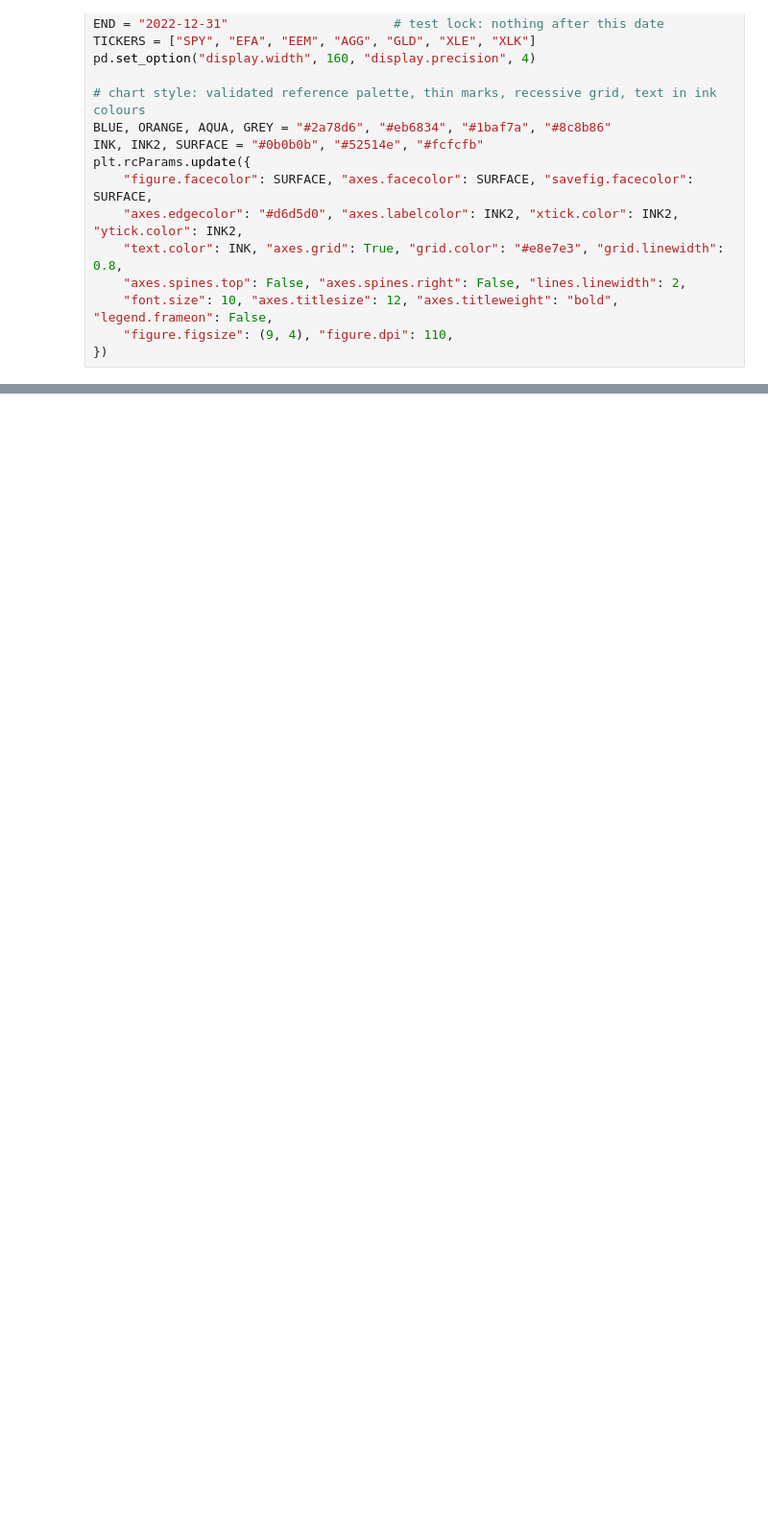
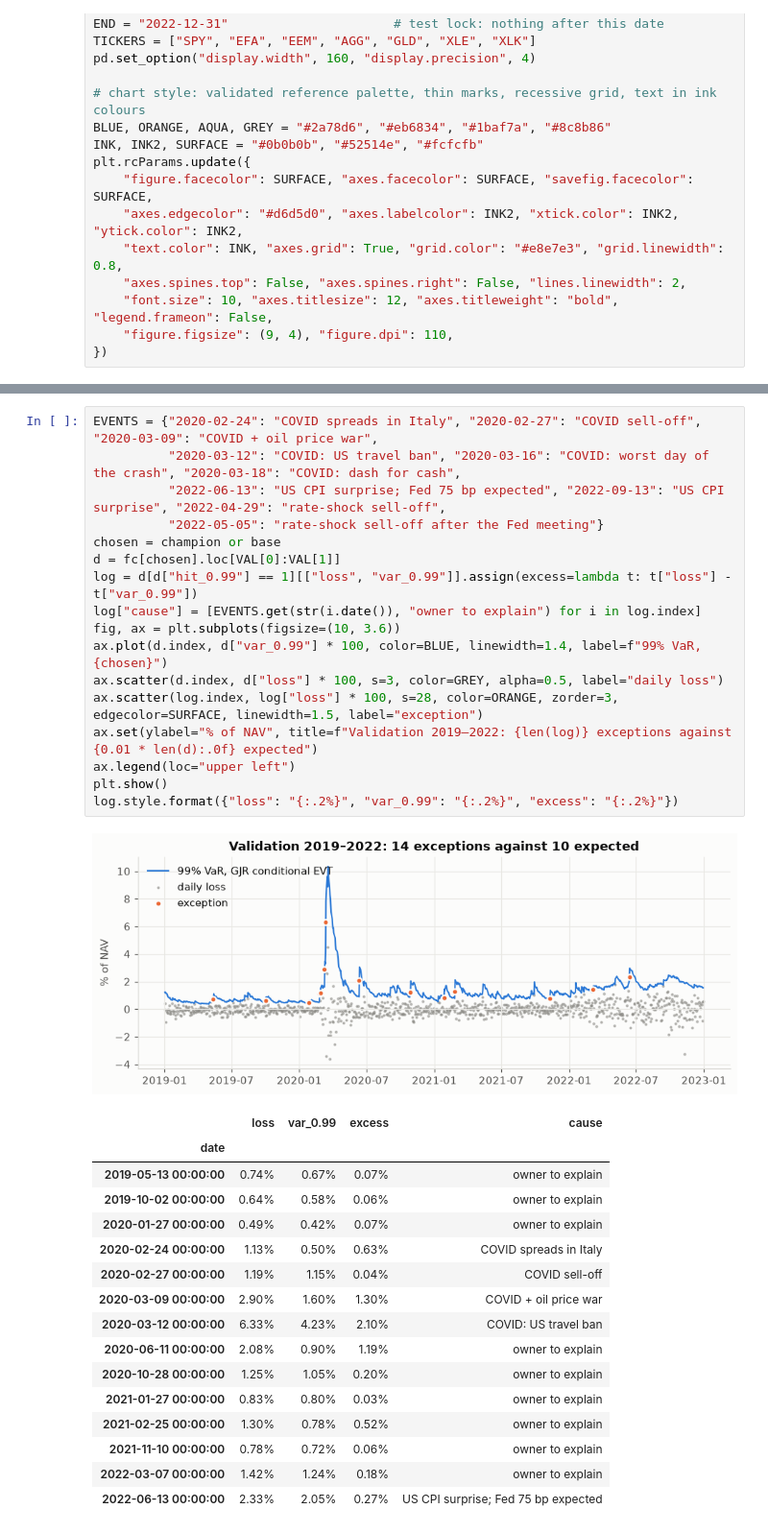
Before and after one commit to Pasidu-Mihiranga/QuantEdge, a Jupyter notebook: notebooks/04_backtesting.ipynb, the cells around one changed output, grey strips where cells are left out. Shown at 96% size. Drawn from its saved outputs; the diff is of its cells as text; blank space fills up the shorter version.

```diff
--- a/notebooks/04_backtesting.ipynb
+++ b/notebooks/04_backtesting.ipynb
@@ -137,0 +339,35 @@ Notebook 03 found that the champion's plain GARCH(1,1) filter leaves volatility
+# %%
+EVENTS = {"2020-02-24": "COVID spreads in Italy", "2020-02-27": "COVID sell-off", "2020-03-09": "COVID + oil price war",
+          "2020-03-12": "COVID: US travel ban", "2020-03-16": "COVID: worst day of the crash", "2020-03-18": "COVID: dash for cash",
+          "2022-06-13": "US CPI surprise; Fed 75 bp expected", "2022-09-13": "US CPI surprise", "2022-04-29": "rate-shock sell-off",
+          "2022-05-05": "rate-shock sell-off after the Fed meeting"}
+chosen = champion or base
+d = fc[chosen].loc[VAL[0]:VAL[1]]
+log = d[d["hit_0.99"] == 1][["loss", "var_0.99"]].assign(excess=lambda t: t["loss"] - t["var_0.99"])
+log["cause"] = [EVENTS.get(str(i.date()), "owner to explain") for i in log.index]
+fig, ax = plt.subplots(figsize=(10, 3.6))
+ax.plot(d.index, d["var_0.99"] * 100, color=BLUE, linewidth=1.4, label=f"99% VaR, {chosen}")
+ax.scatter(d.index, d["loss"] * 100, s=3, color=GREY, alpha=0.5, label="daily loss")
+ax.scatter(log.index, log["loss"] * 100, s=28, color=ORANGE, zorder=3, edgecolor=SURFACE, linewidth=1.5, label="exception")
+ax.set(ylabel="% of NAV", title=f"Validation 2019–2022: {len(log)} exceptions against {0.01 * len(d):.0f} expected")
+ax.legend(loc="upper left")
+plt.show()
+log.style.format({"loss": "{:.2%}", "var_0.99": "{:.2%}", "excess": "{:.2%}"})
+# %% [output]
+[figure, added]
+|  | loss | var_0.99 | excess | cause |
+| date |  |  |  |  |
+| 2019-05-13 00:00:00 | 0.74% | 0.67% | 0.07% | owner to explain |
+| 2019-10-02 00:00:00 | 0.64% | 0.58% | 0.06% | owner to explain |
+| 2020-01-27 00:00:00 | 0.49% | 0.42% | 0.07% | owner to explain |
+| 2020-02-24 00:00:00 | 1.13% | 0.50% | 0.63% | COVID spreads in Italy |
+| 2020-02-27 00:00:00 | 1.19% | 1.15% | 0.04% | COVID sell-off |
+| 2020-03-09 00:00:00 | 2.90% | 1.60% | 1.30% | COVID + oil price war |
+| 2020-03-12 00:00:00 | 6.33% | 4.23% | 2.10% | COVID: US travel ban |
+| 2020-06-11 00:00:00 | 2.08% | 0.90% | 1.19% | owner to explain |
+| 2020-10-28 00:00:00 | 1.25% | 1.05% | 0.20% | owner to explain |
+| 2021-01-27 00:00:00 | 0.83% | 0.80% | 0.03% | owner to explain |
+| 2021-02-25 00:00:00 | 1.30% | 0.78% | 0.52% | owner to explain |
+| 2021-11-10 00:00:00 | 0.78% | 0.72% | 0.06% | owner to explain |
+| 2022-03-07 00:00:00 | 1.42% | 1.24% | 0.18% | owner to explain |
+| 2022-06-13 00:00:00 | 2.33% | 2.05% | 0.27% | US CPI surprise; Fed 75 bp expected |
```
Also changed, not shown: parts of 49 cells of this notebook, 18 other files.
